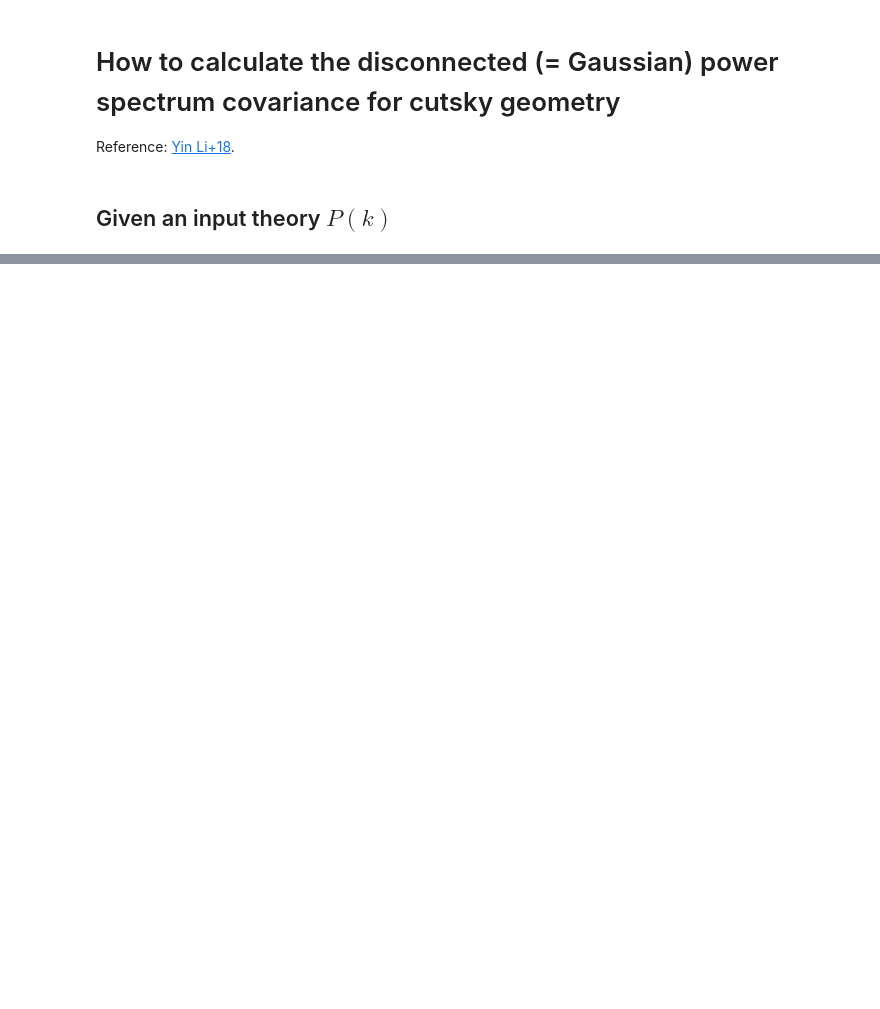
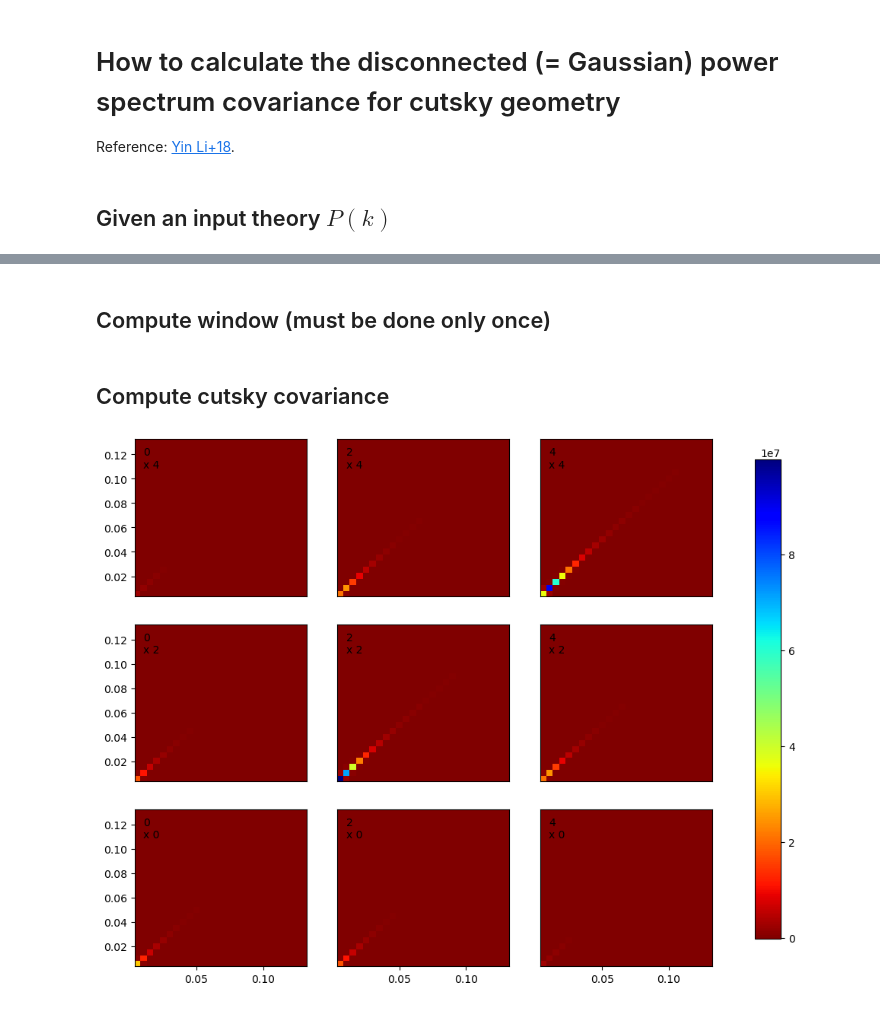
Before and after one commit to adematti/jax-power, a Jupyter notebook: nb/cov2_cutsky.ipynb, the cells around one changed output, grey strips where cells are left out. Cells and saved outputs as stored; diff of their text form; code cells hidden in the pictures; blank space fills up the shorter version.

```diff
--- a/nb/cov2_cutsky.ipynb
+++ b/nb/cov2_cutsky.ipynb
@@ -36,5 +35,5 @@ def get_theory(kmax=0.3, dk=0.005):
 # %%
-mattrs = MeshAttrs(boxsize=2000., boxcenter=[0., 0., 2200], meshsize=128)
+mattrs = MeshAttrs(boxsize=3000., boxcenter=[0., 0., 2200], meshsize=128)
 
 def generate_survey_sample(size, seed, paint=False):
     # Generate a collection of particles with the survey geometry
@@ -46,20 +45,16 @@ def generate_survey_sample(size, seed, paint=False):
     toret = ParticleField(positions, weights=1. * mask, attrs=mattrs)
     if paint: toret = toret.paint(resampler='cic', interlacing=0, compensate=False)
     return toret
+# %% [markdown]
+## Compute window (must be done only once)
 # %%
 # To compute the window functions for the covariance matrix,
 # better use randoms that represent the noise in the data (similar scatter of weights, if any)
 # Of course, you can use more randoms, and provide alpha = (number of data) / (number of randoms)
-size = int(1e6)  # number of data points
-alpha = 0.1  # (number of data) / (number of randoms)
+size = int(2e6)  # number of data points
+# More randoms than data
+alpha = 0.05
 randoms = generate_survey_sample(int(size / alpha), random.key(42), paint=False)
 
 windows = compute_fkp2_covariance_window(randoms, alpha=alpha, edges={'step': mattrs.cellsize.min()},
                                          interlacing=2, resampler='tsc', los='local')
-# Then compute the covariance matrix
-# delta is the maximum abs(k1 - k2) where the covariance will be computed (to speed up calculation)
-covs_analytical = compute_spectrum2_covariance(windows, theory, delta=0.2)
-
-# Sum all contributions (WW, WS, SS), with W = standard window (multiplying delta), S = shotnoise
-cov_analytical = covs_analytical[0].clone(value=sum(cov.value() for cov in covs_analytical))
-cov_analytical.plot(show=True);
@@ -105,0 +61,23 @@ cov_mocks.plot_diag(**kw, color='C1', fig=fig, show=True)
+# %% [markdown]
+## Compute cutsky covariance
+# %%
+# Then compute the covariance matrix
+# First get the theory. We compute the theory with finer binning than the observed power spectrum.
+# Then we will rebin the covariance matrix.
+# We use BinMesh2SpectrumPoles to obtain the number of modes in each bin.
+bin = BinMesh2SpectrumPoles(mattrs, edges={'step': 0.005}, ells=(0, 2, 4))
+theory = []
+for ell, value in get_theory_poles(bin.xavg).items():
+    theory.append(Mesh2SpectrumPole(k=bin.xavg, k_edges=bin.edges, nmodes=bin.nmodes, num_raw=value, ell=ell))
+theory = Mesh2SpectrumPoles(theory)
+
+# delta is the maximum abs(kj - ki) where the covariance will be computed (to speed up calculation)
+covs_analytical = compute_spectrum2_covariance(windows, theory, delta=0.2)
+
+# Sum all contributions (WW, WS, SS), with W = standard window (multiplying delta), S = shotnoise
+WW, WS, SS = (cov.value() for cov in covs_analytical)
+ratio = (1 + alpha)  # here alpha is (number of data) / (number of randoms) used in the power spectrum measurements
+cov_analytical = covs_analytical[0].clone(value=WW + ratio * WS + ratio**2 * SS)
+cov_analytical.plot(show=True);
+# %% [output]
+[figure, added]
```
Also changed, not shown: parts of 4 cells of this notebook, 4 other files.
